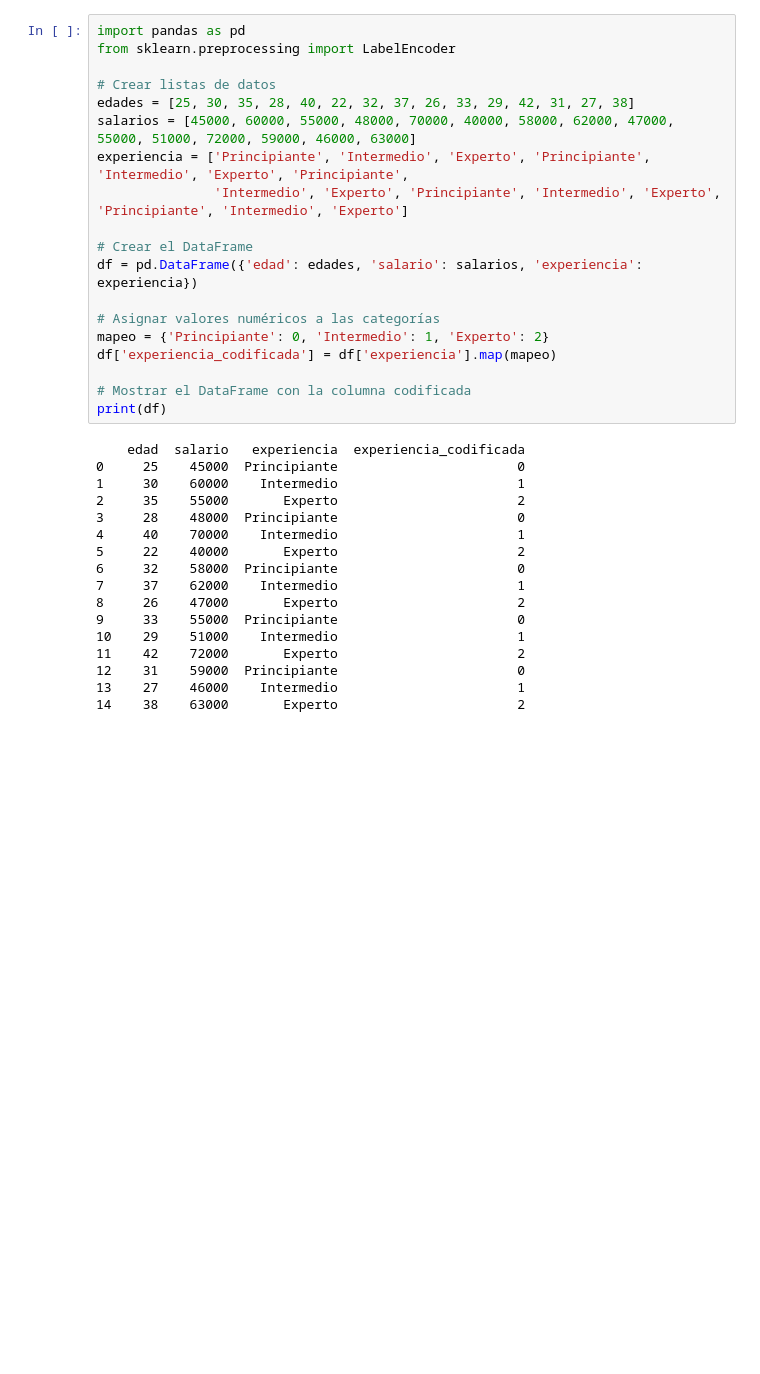
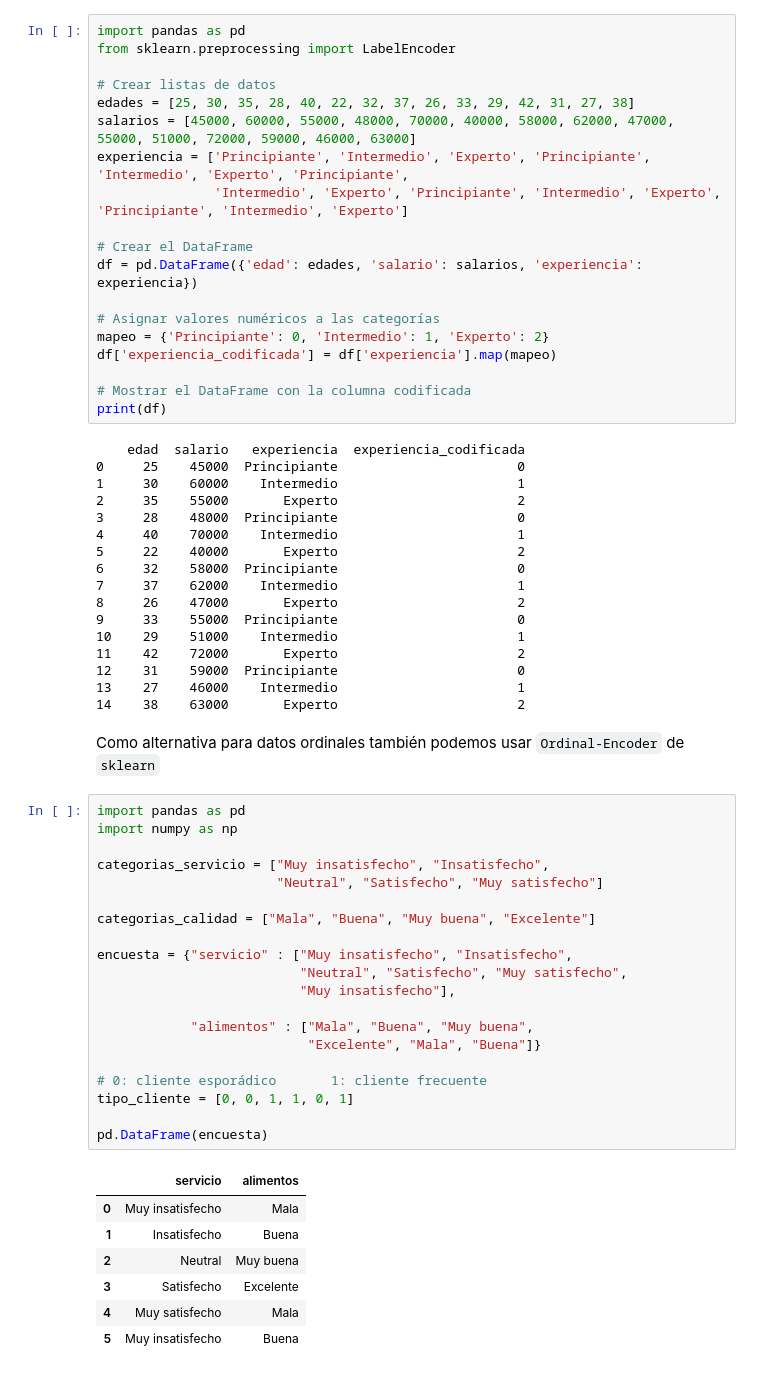
Before and after one commit to ndrsbtncr/My_Projects_ML, a Jupyter notebook: Preprocesamiento de datos/Codificacion_de_variables_categoricas.ipynb, the cells around one changed output. Cells and saved outputs as stored; diff of their text form; blank space fills up the shorter version.

```diff
--- a/Preprocesamiento de datos/Codificacion_de_variables_categoricas.ipynb
+++ b/Preprocesamiento de datos/Codificacion_de_variables_categoricas.ipynb
@@ -322,3 +322,33 @@ print(df)
 12    31    59000  Principiante                       0
 13    27    46000    Intermedio                       1
 14    38    63000       Experto                       2
+# %% [markdown]
+Como alternativa para datos ordinales también podemos usar `Ordinal-Encoder` de `sklearn`
+# %%
+import pandas as pd
+import numpy as np
+
+categorias_servicio = ["Muy insatisfecho", "Insatisfecho",
+                       "Neutral", "Satisfecho", "Muy satisfecho"]
+
+categorias_calidad = ["Mala", "Buena", "Muy buena", "Excelente"]
+
+encuesta = {"servicio" : ["Muy insatisfecho", "Insatisfecho",
+                          "Neutral", "Satisfecho", "Muy satisfecho",
+                          "Muy insatisfecho"],
+
+            "alimentos" : ["Mala", "Buena", "Muy buena",
+                           "Excelente", "Mala", "Buena"]}
+
+# 0: cliente esporádico       1: cliente frecuente
+tipo_cliente = [0, 0, 1, 1, 0, 1]
+
+pd.DataFrame(encuesta)
+# %% [output]
+|  | servicio | alimentos |
+| 0 | Muy insatisfecho | Mala |
+| 1 | Insatisfecho | Buena |
+| 2 | Neutral | Muy buena |
+| 3 | Satisfecho | Excelente |
+| 4 | Muy satisfecho | Mala |
+| 5 | Muy insatisfecho | Buena |
```
Also changed, not shown: parts of 8 cells of this notebook.
